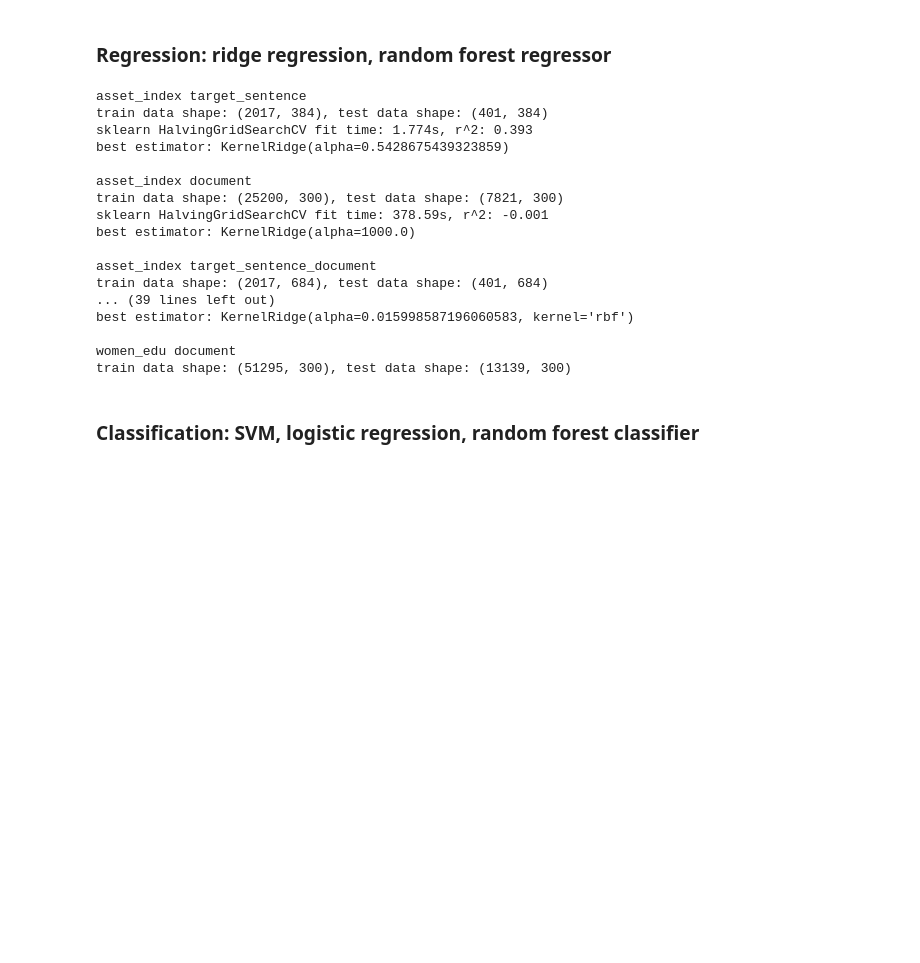
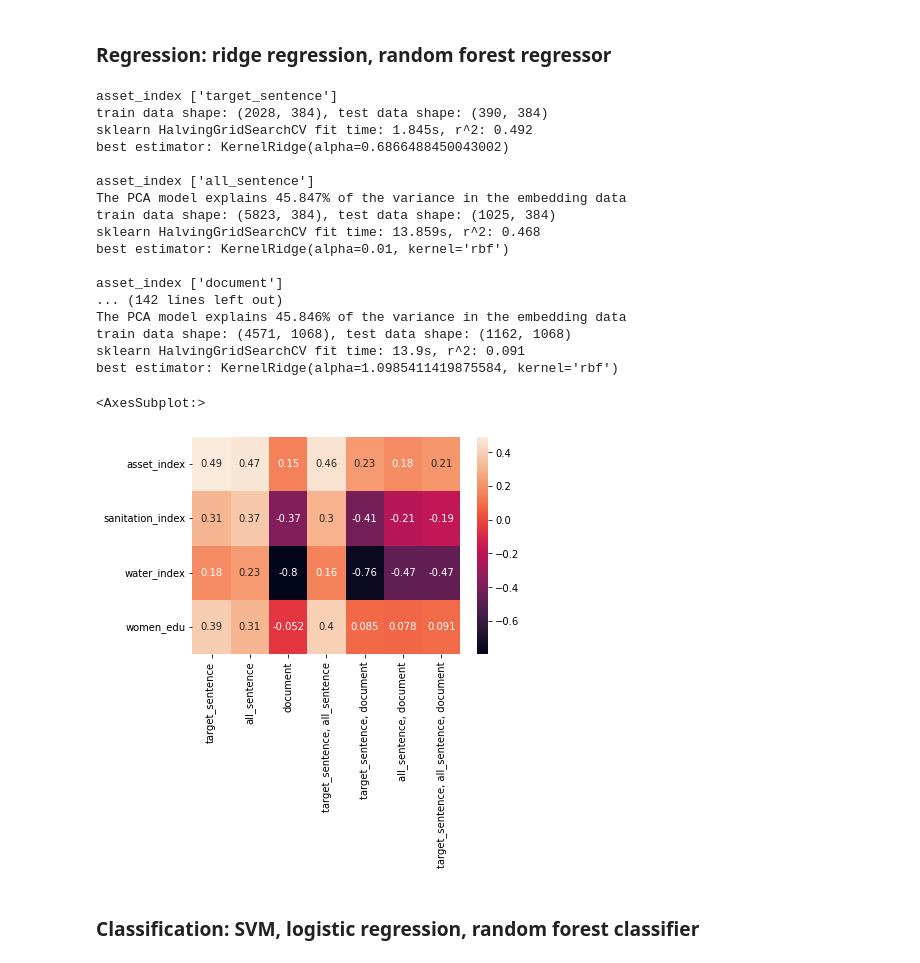
Before and after one commit to caravanuden/sdg-text, a Jupyter notebook: notebooks/basic_models.ipynb, the cells around one changed output. Saved outputs shown, nothing was run; the diff lists cells and outputs as text; code cells hidden in the pictures; blank space fills up the shorter version.

Commit message:
retrain models after cleaning, add heatmap

```diff
--- a/notebooks/basic_models.ipynb
+++ b/notebooks/basic_models.ipynb
@@ -24,7 +25,7 @@ from utils.get_data_loader import SustainBenchTextDataset
 # %%
 CLASSIFICATION_THRESHOLD_DICT = {'asset_index': 0, 'sanitation_index': 3, 'water_index': 3, 'women_edu': 5}
 TARGETS = ['asset_index', 'sanitation_index', 'water_index', 'women_edu']
-FEATURES = ['target_sentence', 'document', 'target_sentence_document']
+FEATURES = [['target_sentence'], ['all_sentence'], ['document'], ['target_sentence', 'all_sentence'], ['target_sentence', 'document'], ['all_sentence', 'document'], ['target_sentence', 'all_sentence', 'document']]
 # %% [markdown]
 ### Regression: ridge regression, random forest regressor
 # %%
@@ -45,44 +46,53 @@ def regression(X_train, y_train, X_test, y_test):
     end = time.time()
     y_pred = sklearn_search.predict(X_test)
 
-    print(f'sklearn HalvingGridSearchCV fit time: {round(end - start, 3)}s, r^2: {round(r2_score(y_test, y_pred), 3)}')
+    score = r2_score(y_test, y_pred)
+    print(f'sklearn HalvingGridSearchCV fit time: {round(end - start, 3)}s, r^2: {round(score, 3)}')
     print(f'best estimator: {sklearn_search.best_estimator_}\n')
+
+    return score
 # %%
-for target in TARGETS:
-    for feature in FEATURES:
+scores = np.zeros((len(TARGETS), len(FEATURES)))
+for i, target in enumerate(TARGETS):
+    for j, features in enumerate(FEATURES):
         ds = SustainBenchTextDataset(
             data_dir=f'/Users/caravanuden/git-repos/Multimodal-deep-learning-for-poverty-prediction/data/',
-            feature=feature,
+            features=features,
             target=target,
             model_type='regression',
             classification_threshold=CLASSIFICATION_THRESHOLD_DICT[target]
         )
 
-        print(target, feature)
+        print(target, features)
         X_train, y_train = ds.get_data('train')
         X_test, y_test = ds.get_data('test')
         print(f'train data shape: {X_train.shape}, test data shape: {X_test.shape}')
 
-        regression(X_train, y_train, X_test, y_test)
+        scores[i,j] = regression(X_train, y_train, X_test, y_test)
     print()
 # %% [output]
-asset_index target_sentence
-train data shape: (2017, 384), test data shape: (401, 384)
-sklearn HalvingGridSearchCV fit time: 1.774s, r^2: 0.393
-best estimator: KernelRidge(alpha=0.5428675439323859)
+asset_index ['target_sentence']
+train data shape: (2028, 384), test data shape: (390, 384)
+sklearn HalvingGridSearchCV fit time: 1.845s, r^2: 0.492
+best estimator: KernelRidge(alpha=0.6866488450043002)
 
-asset_index document
-train data shape: (25200, 300), test data shape: (7821, 300)
-sklearn HalvingGridSearchCV fit time: 378.59s, r^2: -0.001
-best estimator: KernelRidge(alpha=1000.0)
+asset_index ['all_sentence']
+The PCA model explains 45.847% of the variance in the embedding data
+train data shape: (5823, 384), test data shape: (1025, 384)
+sklearn HalvingGridSearchCV fit time: 13.859s, r^2: 0.468
+best estimator: KernelRidge(alpha=0.01, kernel='rbf')
 
-asset_index target_sentence_document
-train data shape: (2017, 684), test data shape: (401, 684)
-... (39 lines left out)
-best estimator: KernelRidge(alpha=0.015998587196060583, kernel='rbf')
-
-women_edu document
-train data shape: (51295, 300), test data shape: (13139, 300)
+asset_index ['document']
+... (142 lines left out)
+The PCA model explains 45.846% of the variance in the embedding data
+train data shape: (4571, 1068), test data shape: (1162, 1068)
+sklearn HalvingGridSearchCV fit time: 13.9s, r^2: 0.091
+best estimator: KernelRidge(alpha=1.0985411419875584, kernel='rbf')
+# %%
+sns.heatmap(scores, annot=True, xticklabels=[", ".join(features) for features in FEATURES], yticklabels=TARGETS)
+# %% [output]
+<AxesSubplot:>
+[figure, added]
 # %% [markdown]
 ### Classification: SVM, logistic regression, random forest classifier
 # %%
```
Also changed, not shown: parts of 13 cells of this notebook.
